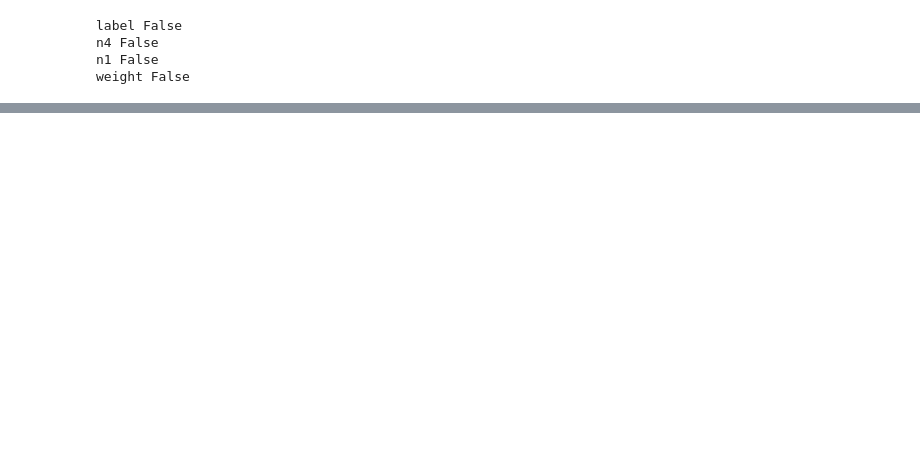
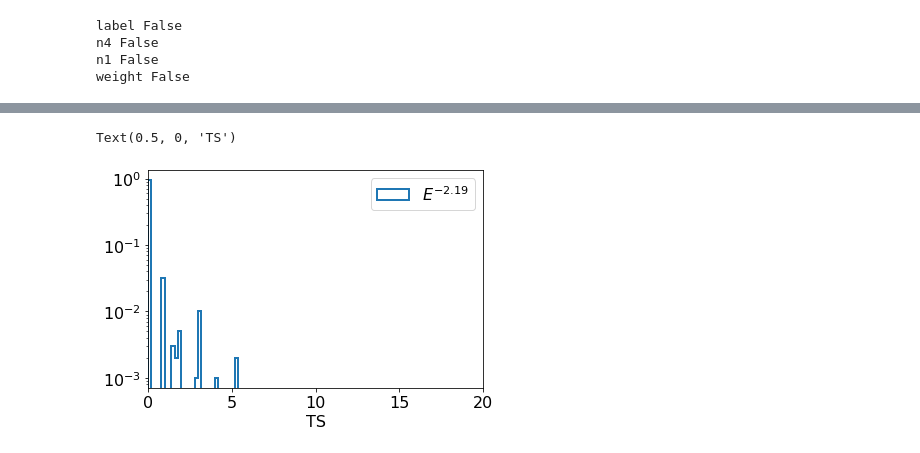
Before and after one commit to dpankova/DoublePulse, a Jupyter notebook: notebooks/stat_analysis/MaxCode.ipynb, the cells around one changed output, grey strips where cells are left out. Cells and saved outputs as stored; diff of their text form; code cells hidden in the pictures; blank space fills up the shorter version.

```diff
--- a/notebooks/stat_analysis/MaxCode.ipynb
+++ b/notebooks/stat_analysis/MaxCode.ipynb
@@ -483,0 +678,28 @@ Text(0, 0.5, 'Mean signal expectation $\\mu_t$')
+# %%
+likelihood = BinnedPoissonLikelihood(limit_calculator.sig, limit_calculator.bkg, limit_calculator.random_state)
+limit_calculator.set_likelihood(likelihood)
+# %%
+tss = limit_calculator.__load_acceptance_values__(return_ts=True)
+# %%
+mus = limit_calculator.mus
+# %%
+ts_bins = np.linspace(0, 20, 501)
+ts_bins = ts_bins - np.diff(ts_bins)[0] / 2.
+hists = []
+for i in range(len(mus)):
+    hist_i, edges = np.histogram(tss[i], bins=ts_bins, density=False)
+    hist_i = hist_i / float(np.sum(hist_i))
+    hists.append(hist_i)
+# %%
+ts_center = (ts_bins[1:] + ts_bins[:-1]) / 2.
+plt.hist(ts_center, bins=ts_bins[::5],
+         weights=hists[0],
+         histtype='step', lw=2,
+         label='$E^{-2.19}$')
+plt.yscale('log')
+plt.xlim(0, 20)
+plt.legend()
+plt.xlabel('TS')
+# %% [output]
+Text(0.5, 0, 'TS')
+[figure, added]
```
Also changed, not shown: parts of 24 cells of this notebook, 48 other files.
